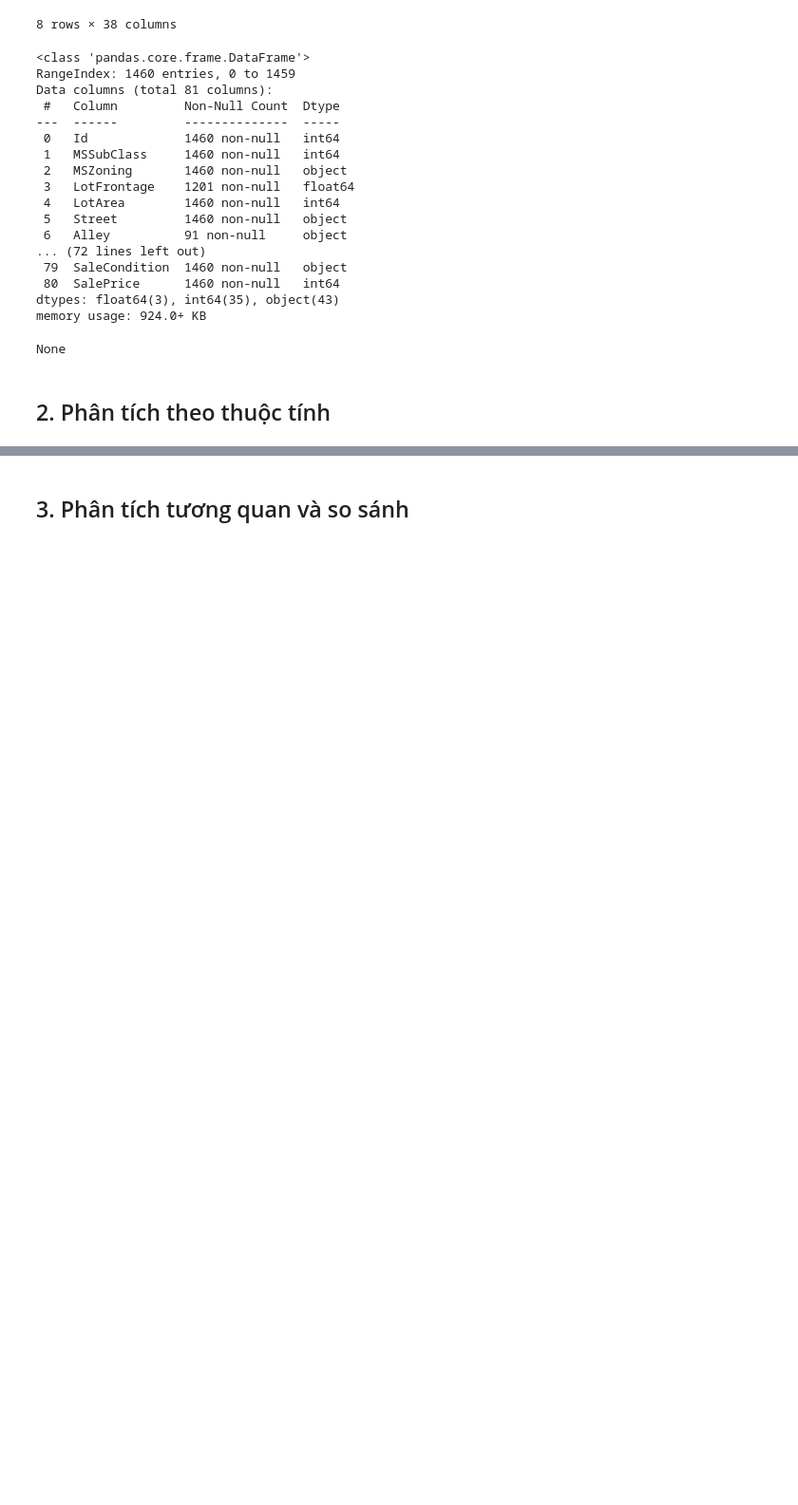
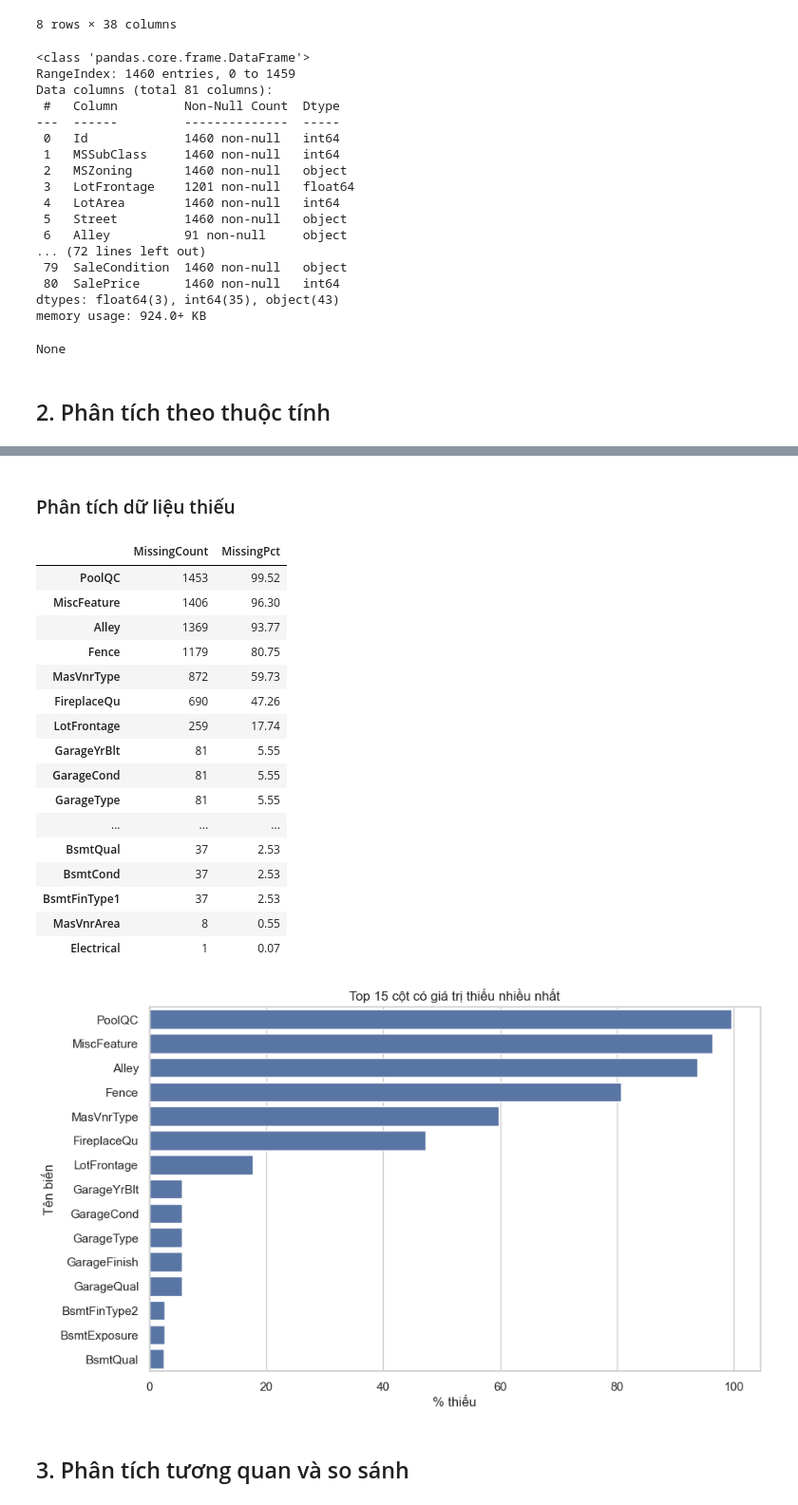
Before and after one commit to TidalWavetop1/Team9_ML_edu, a Jupyter notebook: House Price/src/EDA/eda.ipynb, the cells around one changed output, grey strips where cells are left out. Shown at 95% size. Cells and saved outputs as stored; diff of their text form; code cells hidden in the pictures; blank space fills up the shorter version.

```diff
--- a/House Price/src/EDA/eda.ipynb
+++ b/House Price/src/EDA/eda.ipynb
@@ -82,2 +140,38 @@ None
+# %% [markdown]
+### Phân tích dữ liệu thiếu
+# %%
+missing = df_train.isnull().sum().sort_values(ascending=False)
+missing = missing[missing > 0]
+missing_pct = (missing / len(df_train) * 100).round(2)
+missing_table = pd.DataFrame({'MissingCount': missing, 'MissingPct': missing_pct})
+missing_table.head(15)
+display(missing_table)
+
+# Biểu đồ top 15 cột có missing nhiều nhất
+plt.figure(figsize=(10,6))
+sns.barplot(x=missing_pct.head(15), y=missing_pct.head(15).index)
+plt.title("Top 15 cột có giá trị thiếu nhiều nhất")
+plt.xlabel("% thiếu")
+plt.ylabel("Tên biến")
+plt.show()
+# %% [output]
+|  | MissingCount | MissingPct |
+| PoolQC | 1453 | 99.52 |
+| MiscFeature | 1406 | 96.30 |
+| Alley | 1369 | 93.77 |
+| Fence | 1179 | 80.75 |
+| MasVnrType | 872 | 59.73 |
+| FireplaceQu | 690 | 47.26 |
+| LotFrontage | 259 | 17.74 |
+| GarageYrBlt | 81 | 5.55 |
+| GarageCond | 81 | 5.55 |
+| GarageType | 81 | 5.55 |
+| ... | ... | ... |
+| BsmtQual | 37 | 2.53 |
+| BsmtCond | 37 | 2.53 |
+| BsmtFinType1 | 37 | 2.53 |
+| MasVnrArea | 8 | 0.55 |
+| Electrical | 1 | 0.07 |
+[figure, added]
 # %% [markdown]
 ## 3. Phân tích tương quan và so sánh
```
Also changed, not shown: parts of 13 cells of this notebook.
